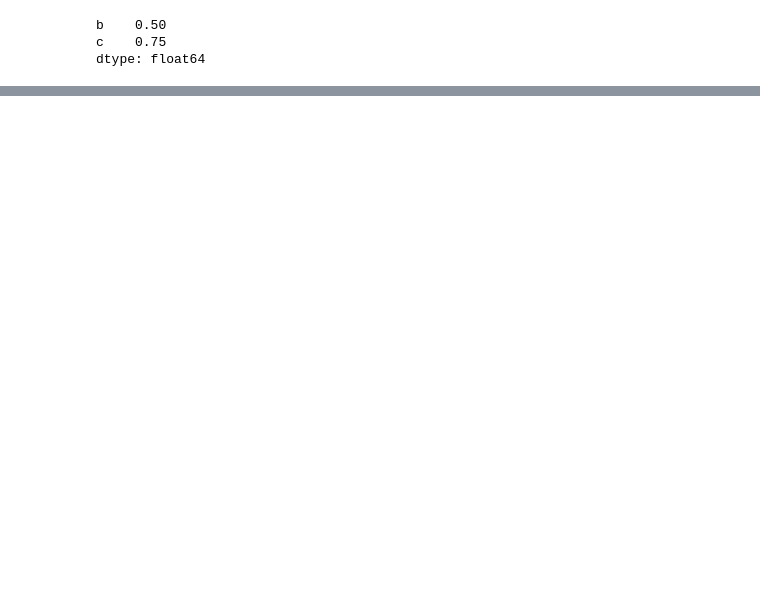
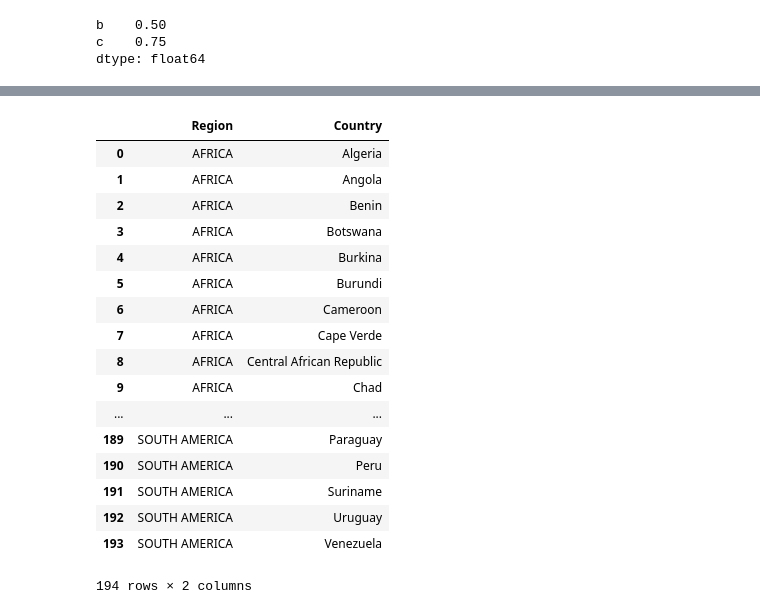
Before and after one commit to silverstone1903/Pandas-Giris, a Jupyter notebook: Pandas.ipynb, the cells around one changed output, grey strips where cells are left out. Saved outputs shown, nothing was run; the diff lists cells and outputs as text; code cells hidden in the pictures; blank space fills up the shorter version.

```diff
--- a/Pandas.ipynb
+++ b/Pandas.ipynb
@@ -257,0 +473,22 @@ dtype: float64
+# %%
+# axis 1
+ulkeler.sort_index(axis=1, ascending=False)
+# %% [output]
+|  | Region | Country |
+| 0 | AFRICA | Algeria |
+| 1 | AFRICA | Angola |
+| 2 | AFRICA | Benin |
+| 3 | AFRICA | Botswana |
+| 4 | AFRICA | Burkina |
+| 5 | AFRICA | Burundi |
+| 6 | AFRICA | Cameroon |
+| 7 | AFRICA | Cape Verde |
+| 8 | AFRICA | Central African Republic |
+| 9 | AFRICA | Chad |
+| ... | ... | ... |
+| 189 | SOUTH AMERICA | Paraguay |
+| 190 | SOUTH AMERICA | Peru |
+| 191 | SOUTH AMERICA | Suriname |
+| 192 | SOUTH AMERICA | Uruguay |
+| 193 | SOUTH AMERICA | Venezuela |
+194 rows × 2 columns
```
Also changed, not shown: parts of 61 cells of this notebook.
